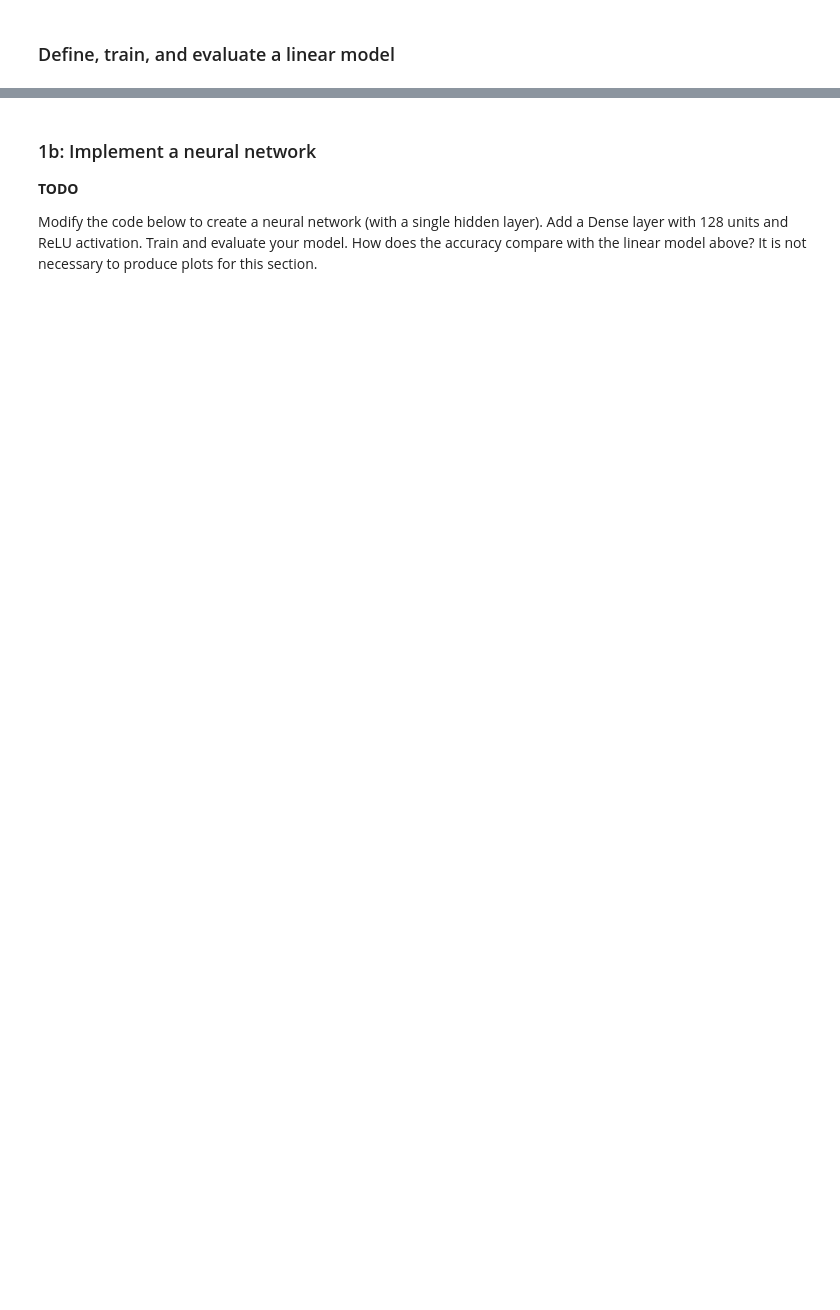
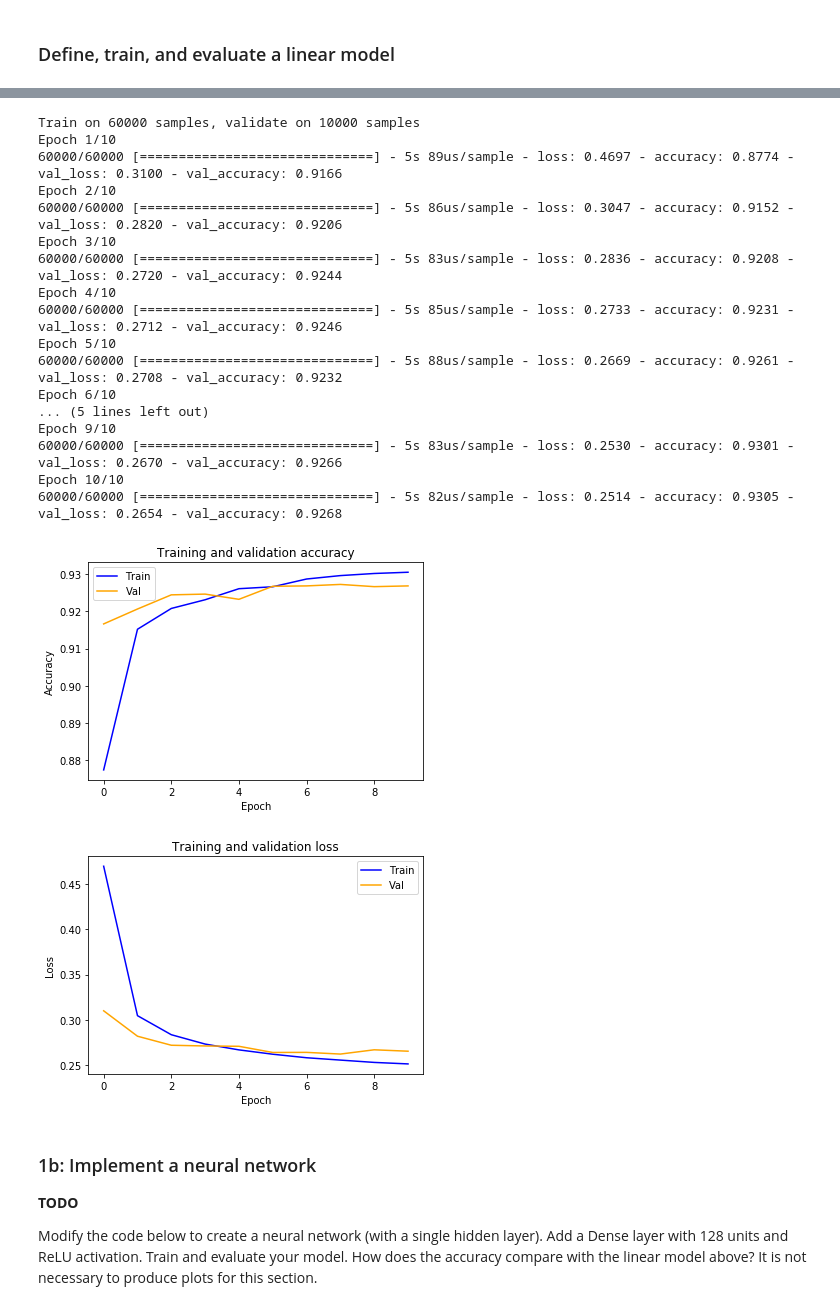
Before and after one commit to dansilva11/Applied_Deep_Learning_w4995, a Jupyter notebook: a1.ipynb, the cells around one changed output, grey strips where cells are left out. Drawn from its saved outputs; the diff is of its cells as text; code cells hidden in the pictures; blank space fills up the shorter version.

````diff
--- a/a1.ipynb
+++ b/a1.ipynb
@@ -108,37 +125,58 @@ model.compile(optimizer='adam',
 # ```history = model.fit(...)```
 # 2. add another parameter to model.fit for validation data
 # https://keras.io/models/sequential/
-model.fit(x_train, y_train, epochs=10)
+# model.fit(x_train, y_train, epochs=10)
+history = model.fit(x_train, y_train, epochs=10, validation_data=(x_test,y_test))
 
 # A plotting function you can reuse
 def plot(history):
 
   # The history object contains results on the training and test
   # sets for each epoch
   acc = history.history['accuracy']
   val_acc = history.history['val_accuracy']
   loss = history.history['loss']
   val_loss = history.history['val_loss']
 
   # Get the number of epochs
   epochs = range(len(acc))
 
   plt.title('Training and validation accuracy')
   plt.plot(epochs, acc, color='blue', label='Train')
   plt.plot(epochs, val_acc, color='orange', label='Val')
   plt.xlabel('Epoch')
   plt.ylabel('Accuracy')
   plt.legend()
 
   _ = plt.figure()
   plt.title('Training and validation loss')
   plt.plot(epochs, loss, color='blue', label='Train')
   plt.plot(epochs, val_loss, color='orange', label='Val')
   plt.xlabel('Epoch')
   plt.ylabel('Loss')
   plt.legend()
 
 plot(history)
+# %% [output]
+Train on 60000 samples, validate on 10000 samples
+Epoch 1/10
+60000/60000 [==============================] - 5s 89us/sample - loss: 0.4697 - accuracy: 0.8774 - val_loss: 0.3100 - val_accuracy: 0.9166
+Epoch 2/10
+60000/60000 [==============================] - 5s 86us/sample - loss: 0.3047 - accuracy: 0.9152 - val_loss: 0.2820 - val_accuracy: 0.9206
+Epoch 3/10
+60000/60000 [==============================] - 5s 83us/sample - loss: 0.2836 - accuracy: 0.9208 - val_loss: 0.2720 - val_accuracy: 0.9244
+Epoch 4/10
+60000/60000 [==============================] - 5s 85us/sample - loss: 0.2733 - accuracy: 0.9231 - val_loss: 0.2712 - val_accuracy: 0.9246
+Epoch 5/10
+60000/60000 [==============================] - 5s 88us/sample - loss: 0.2669 - accuracy: 0.9261 - val_loss: 0.2708 - val_accuracy: 0.9232
+Epoch 6/10
+... (5 lines left out)
+Epoch 9/10
+60000/60000 [==============================] - 5s 83us/sample - loss: 0.2530 - accuracy: 0.9301 - val_loss: 0.2670 - val_accuracy: 0.9266
+Epoch 10/10
+60000/60000 [==============================] - 5s 82us/sample - loss: 0.2514 - accuracy: 0.9305 - val_loss: 0.2654 - val_accuracy: 0.9268
+[figure, added]
+[figure, added]
 # %% [markdown]
 ### 1b: Implement a neural network
 
````
Also changed, not shown: parts of 17 cells of this notebook.
